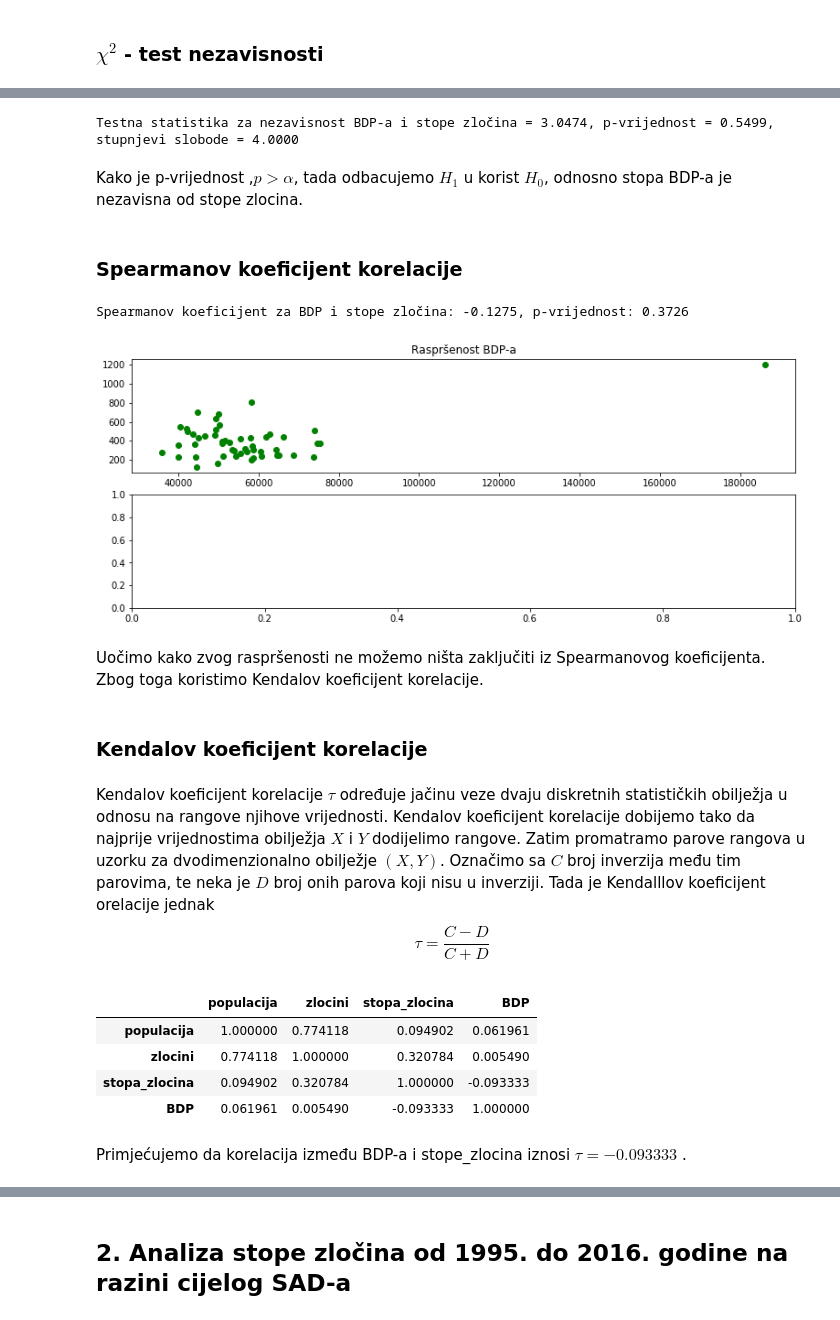
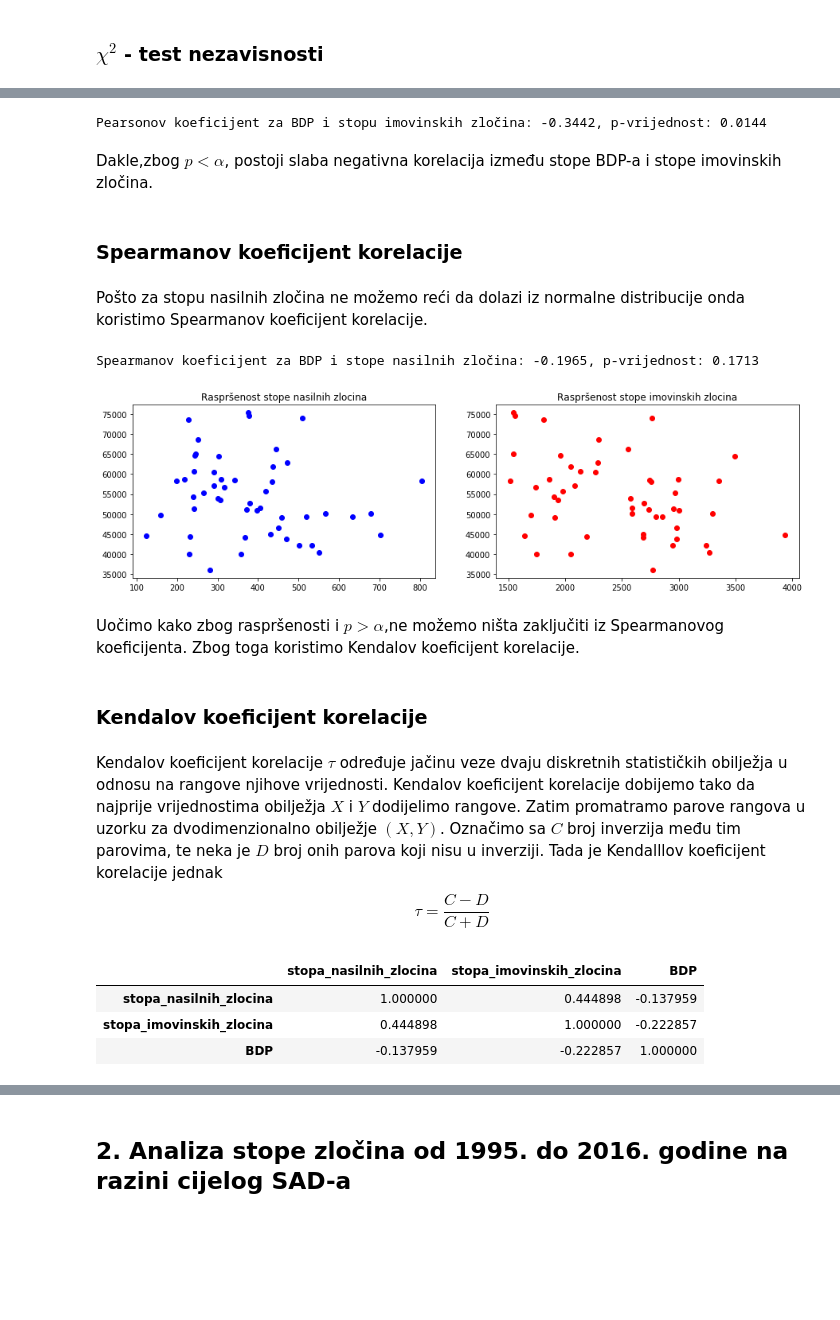
Before and after one commit to migamul/Matematicki-softver, a Jupyter notebook: Analiza zlocina u Sjedinjenim Americkim Drzavama.ipynb, the cells around one changed output, grey strips where cells are left out. Cells and saved outputs as stored; diff of their text form; code cells hidden in the pictures; blank space fills up the shorter version.

```diff
--- a/Analiza zlocina u Sjedinjenim Americkim Drzavama.ipynb
+++ b/Analiza zlocina u Sjedinjenim Americkim Drzavama.ipynb
@@ -63,22 +60,19 @@ U ovom dijelu koristimo podatke it datoteke *staes.txt* . Prikaz datoteke *state
 # %%
-names = ['state','populacija','zlocini','stopa_zlocina','BDP']
+names = ['state','stopa_nasilnih_zlocina','stopa_imovinskih_zlocina','BDP']
 datas = pd.read_csv('data/states.txt', delimiter='\t', names=names)
 
-#pretvorba brojcanih vrijednosti u float i int
-populacija1 = [int(v) for v in datas.populacija]
-datas['populacija'] = populacija1
-zlocini1 = [int(v) for v in datas.zlocini]
-datas['zlocini'] = zlocini1
-stopa_zlocina1 = [float(v) for v in datas.stopa_zlocina]
-datas['stopa_zlocina'] = stopa_zlocina1
+#pretvorba brojcanih vrijednosti u float
+stopa_nasilnih_zlocina1 = [float(v) for v in datas.stopa_nasilnih_zlocina]
+datas['stopa_nasilnih_zlocina'] = stopa_nasilnih_zlocina1
+stopa_imovinskih_zlocina1 = [float(v) for v in datas.stopa_imovinskih_zlocina]
+datas['stopa_imovinskih_zlocina'] = stopa_imovinskih_zlocina1
 BDP1 = [float(v) for v in datas.BDP]
 datas['BDP'] = BDP1
 
 state = np.asarray(datas.state)
-populacijas = np.asarray(datas.populacija)
-zlocinis = np.asarray(datas.zlocini)
-stopa_zlocina = np.asarray(datas.stopa_zlocina)
+stopa_nasilnih_zlocina = np.asarray(datas.stopa_nasilnih_zlocina)
+stopa_imovinskih_zlocina = np.asarray(datas.stopa_imovinskih_zlocina)
 BDP = np.asarray(datas.BDP)
 
-datas.head()
+datas.head(10)
 # %% [output]
@@ -317,43 +378,41 @@ uz testnu statistiku $ H=\sum_{i=1}^{3} \sum_{j=1}^{3} \frac{(N_{ij}-n_{ij})^2}{
 # %%
-chi2t, pv, df, expected = sc.stats.chi2_contingency(observed)
-
-sstr = 'Testna statistika za nezavisnost BDP-a i stope zločina = %6.4f, p-vrijednost = %6.4f, stupnjevi slobode = %6.4f '
-print (sstr %( chi2t, pv, df))
-print ('\n')
+koef, pv = sc.stats.pearsonr(stopa_imovinskih_zlocina, BDP)
+sstr = 'Pearsonov koeficijent za BDP i stopu imovinskih zločina: %6.4f, p-vrijednost: %6.4f '
+print (sstr % (koef, pv))
 # %% [output]
-Testna statistika za nezavisnost BDP-a i stope zločina = 3.0474, p-vrijednost = 0.5499, stupnjevi slobode = 4.0000
+Pearsonov koeficijent za BDP i stopu imovinskih zločina: -0.3442, p-vrijednost: 0.0144
-# %% [markdown]
-Kako je p-vrijednost ,$p>\alpha$, tada odbacujemo $H_1$ u korist $H_0$, odnosno stopa BDP-a je nezavisna od stope zlocina.
+# %% [markdown]
+Dakle,zbog $p<\alpha$, postoji slaba negativna korelacija između stope BDP-a i stope imovinskih zločina.
 # %% [markdown]
 ### Spearmanov koeficijent korelacije
+# %% [markdown]
+Pošto za stopu nasilnih zločina ne možemo reći da dolazi iz normalne distribucije onda koristimo Spearmanov koeficijent korelacije.
 # %%
-koef, pv = sc.stats.spearmanr(BDP, stopa_zlocina)
+koefnz, pvnz = sc.stats.spearmanr(BDP, stopa_nasilnih_zlocina)
+sstr = 'Spearmanov koeficijent za BDP i stope nasilnih zločina: %6.4f, p-vrijednost: %6.4f '
+print (sstr % (koefnz, pvnz))
 
-sstr = 'Spearmanov koeficijent za BDP i stope zločina: %6.4f, p-vrijednost: %6.4f '
-print (sstr % (koef, pv))
-
-#ne možemo koristiti spearmana zbog ovog dolje
-fig, axes=plt.subplots(2,figsize=(13,5))
-axes[0].scatter(BDP, stopa_zlocina, c='green')
-axes[0].set_title(u'Raspršenost BDP-a')
+fig, axes=plt.subplots(1,2, figsize=(15,4))
+axes[0].scatter(stopa_nasilnih_zlocina, BDP, c='blue')
+axes[1].scatter(stopa_imovinskih_zlocina, BDP, c='red')
+axes[0].set_title(u'Raspršenost stope nasilnih zlocina')
+axes[1].set_title(u'Raspršenost stope imovinskih zlocina')
+axes[1].axis('tight')
 axes[0].axis('tight');
 # %% [output]
-Spearmanov koeficijent za BDP i stope zločina: -0.1275, p-vrijednost: 0.3726
+Spearmanov koeficijent za BDP i stope nasilnih zločina: -0.1965, p-vrijednost: 0.1713
-[figure, old version]
+[figure, new version]
 # %% [markdown]
-Uočimo kako zvog raspršenosti ne možemo ništa zaključiti iz Spearmanovog koeficijenta. Zbog toga koristimo Kendalov koeficijent korelacije.
+Uočimo kako zbog raspršenosti i $p>\alpha$,ne možemo ništa zaključiti iz Spearmanovog koeficijenta. Zbog toga koristimo Kendalov koeficijent korelacije.
 # %% [markdown]
 ### Kendalov koeficijent korelacije
 # %% [markdown]
-Kendalov koeficijent korelacije $\tau$ određuje jačinu veze dvaju diskretnih statističkih obilježja u odnosu na rangove njihove vrijednosti. Kendalov koeficijent korelacije dobijemo tako da najprije vrijednostima obilježja $X$ i $Y$ dodijelimo rangove. Zatim promatramo parove rangova u uzorku za dvodimenzionalno obilježje $(X,Y)$. Označimo sa $C$ broj inverzija među tim parovima, te neka je $D$ broj onih parova koji nisu u inverziji. Tada je Kendalllov koeficijent orelacije jednak
+Kendalov koeficijent korelacije $\tau$ određuje jačinu veze dvaju diskretnih statističkih obilježja u odnosu na rangove njihove vrijednosti. Kendalov koeficijent korelacije dobijemo tako da najprije vrijednostima obilježja $X$ i $Y$ dodijelimo rangove. Zatim promatramo parove rangova u uzorku za dvodimenzionalno obilježje $(X,Y)$. Označimo sa $C$ broj inverzija među tim parovima, te neka je $D$ broj onih parova koji nisu u inverziji. Tada je Kendalllov koeficijent korelacije jednak
  $$\tau=\frac{C-D}{C+D}$$
 # %%
 datas.corr(method='kendall')
 # %% [output]
-|  | populacija | zlocini | stopa_zlocina | BDP |
-| populacija | 1.000000 | 0.774118 | 0.094902 | 0.061961 |
-| zlocini | 0.774118 | 1.000000 | 0.320784 | 0.005490 |
-| stopa_zlocina | 0.094902 | 0.320784 | 1.000000 | -0.093333 |
-| BDP | 0.061961 | 0.005490 | -0.093333 | 1.000000 |
+|  | stopa_nasilnih_zlocina | stopa_imovinskih_zlocina | BDP |
+| stopa_nasilnih_zlocina | 1.000000 | 0.444898 | -0.137959 |
+| stopa_imovinskih_zlocina | 0.444898 | 1.000000 | -0.222857 |
+| BDP | -0.137959 | -0.222857 | 1.000000 |
-# %% [markdown]
-Primjećujemo da korelacija između BDP-a i stope_zlocina iznosi $τ=−0.093333$ .
```
Also changed, not shown: parts of 58 cells of this notebook.
